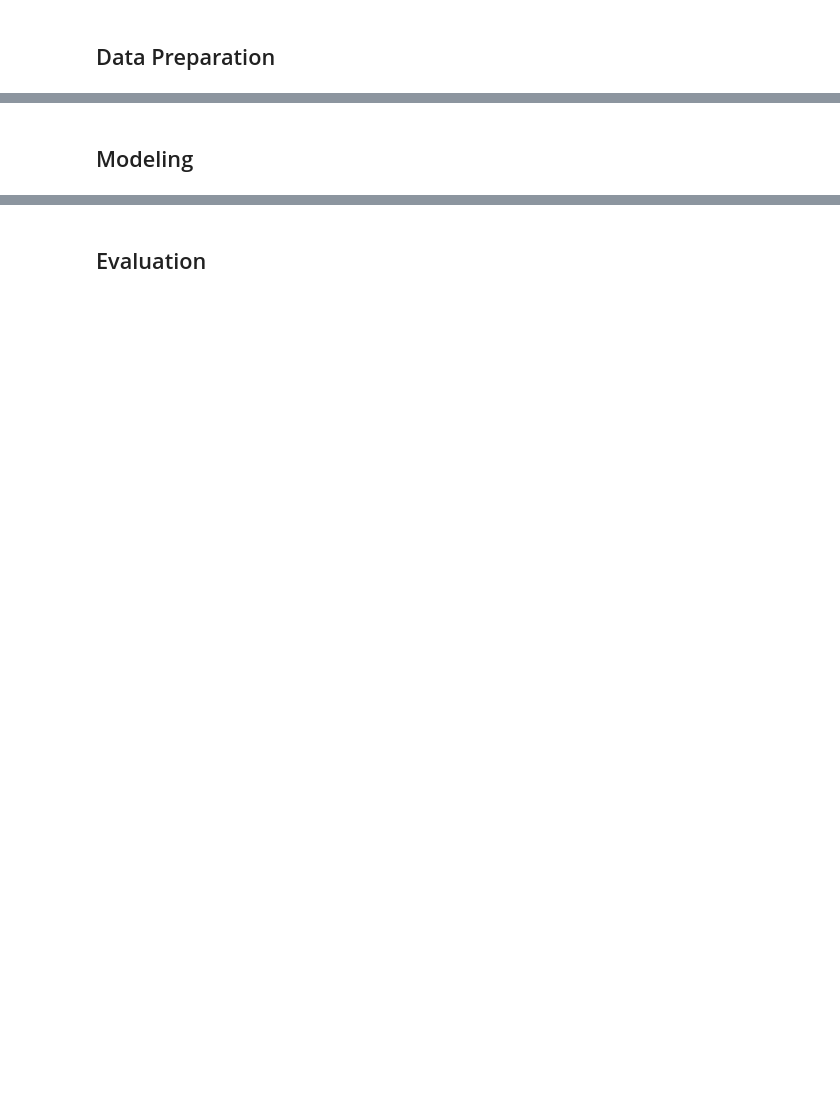
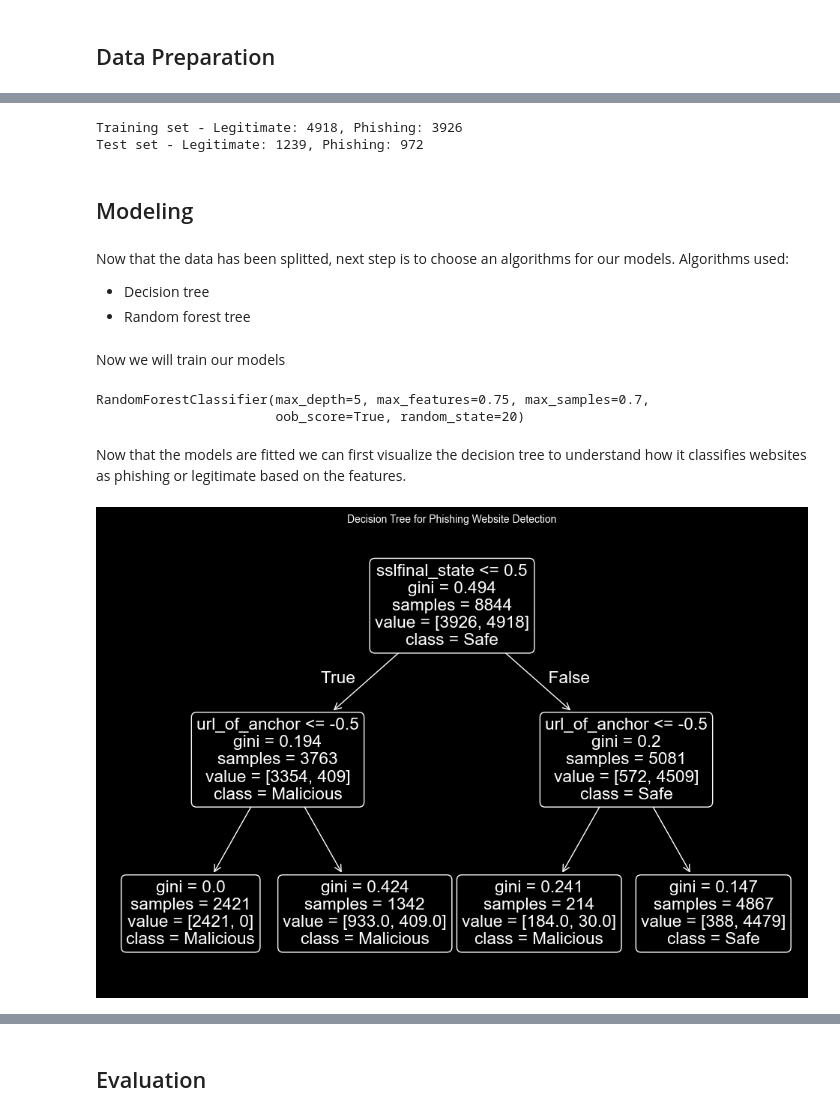
Before and after one commit to TheZink/MLL, a Jupyter notebook: Documents/DecisionTreesRandomForests/decision_trees_random_forests.ipynb, the cells around one changed output, grey strips where cells are left out. Cells and saved outputs as stored; diff of their text form; code cells hidden in the pictures; blank space fills up the shorter version.

```diff
--- a/Documents/DecisionTreesRandomForests/decision_trees_random_forests.ipynb
+++ b/Documents/DecisionTreesRandomForests/decision_trees_random_forests.ipynb
@@ -116,2 +126,49 @@ plt.show()
+# %%
+random_state = 20
+test_size = 0.2
+max_depth = 2
+
+X = data.drop(columns=['result'])  # input features
+y = data['result']  # target feature
+
+X_train, X_test, y_train, y_test = train_test_split(X, y, test_size=test_size, random_state=random_state)  # extract test set
+
+legitimate_train = y_train[y_train == 1].shape[0]
+phishing_train = y_train[y_train == -1].shape[0]
+legitimate_test = y_test[y_test == 1].shape[0]
+phishing_test = y_test[y_test == -1].shape[0]
+
+print(f'Training set - Legitimate: {legitimate_train}, Phishing: {phishing_train}')
+print(f'Test set - Legitimate: {legitimate_test}, Phishing: {phishing_test}')
+# %% [output]
+Training set - Legitimate: 4918, Phishing: 3926
+Test set - Legitimate: 1239, Phishing: 972
 # %% [markdown]
 ## Modeling
+# %% [markdown]
+Now that the data has been splitted, next step is to choose an algorithms for our models.
+Algorithms used:
+- Decision tree
+- Random forest tree
+# %%
+DecisionTreeModel = DecisionTreeClassifier(max_depth=max_depth, random_state=random_state)
+RandomForestModel = RandomForestClassifier(max_depth=5, n_estimators=100, bootstrap=True, max_samples=0.7, max_features=0.75, random_state=random_state,
+                               oob_score=True)
+# %% [markdown]
+Now we will train our models
+# %%
+DecisionTreeModel.fit(X_train, y_train)
+RandomForestModel.fit(X_train, y_train)
+# %% [output]
+RandomForestClassifier(max_depth=5, max_features=0.75, max_samples=0.7,
+                       oob_score=True, random_state=20)
+# %% [markdown]
+Now that the models are fitted we can first visualize the decision tree to understand how it classifies websites as phishing or legitimate based on the features.
+# %%
+fig = plt.figure(figsize = (12, 8))
+plot_tree(DecisionTreeModel, feature_names = X.keys(), class_names = ['Malicious', 'Safe'], rounded = True)
+
+plt.title("Decision Tree for Phishing Website Detection", fontsize = 10)
+plt.show()
+# %% [output]
+[figure, added]
```
Also changed, not shown: parts of 12 cells of this notebook, 1 other file.
